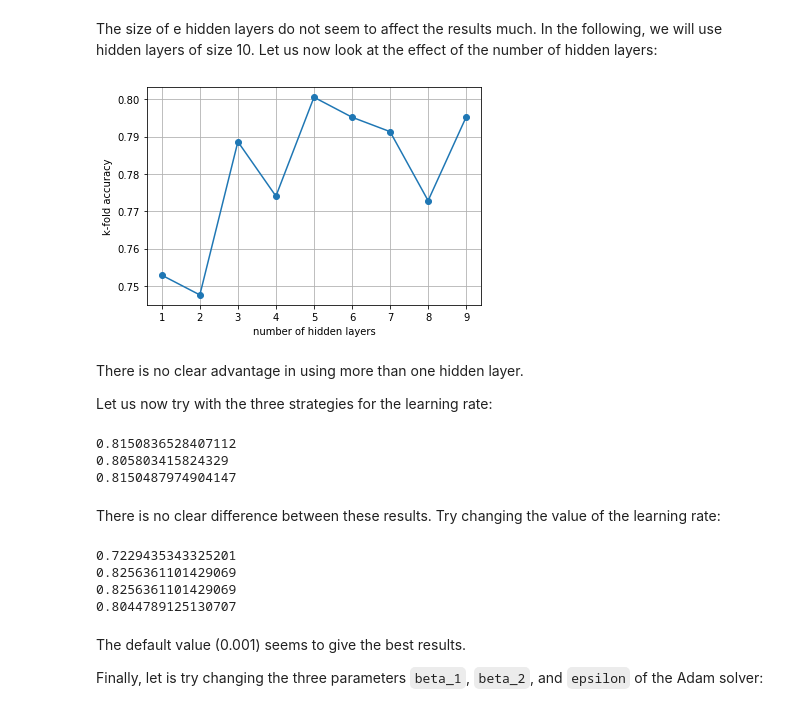
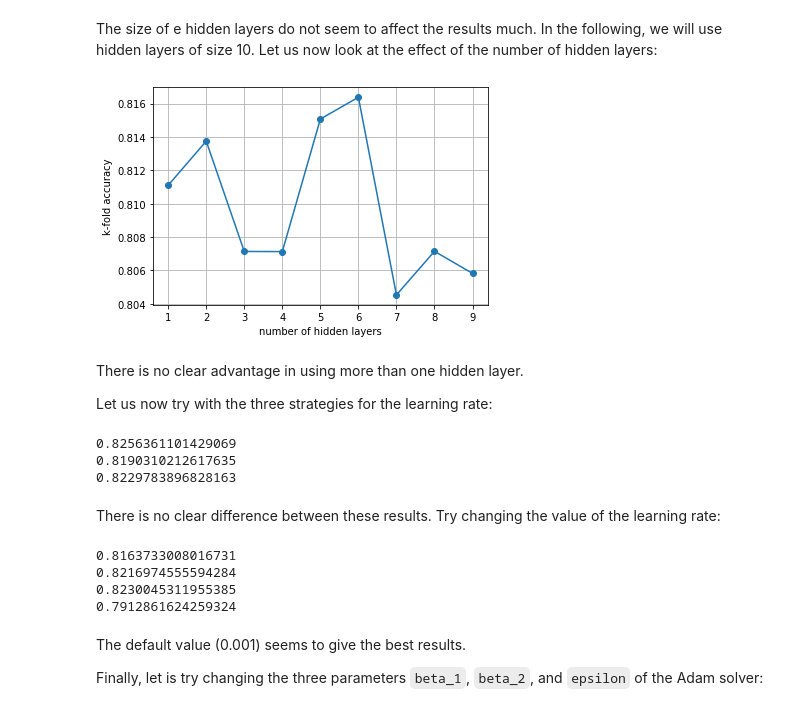
Before and after one commit to FlorentCLMichel/learning_data_science, a Jupyter notebook: Projects_Jupyter/Kaggle_Titanic.ipynb, the cells around one changed output. Drawn from its saved outputs; the diff is of its cells as text; code cells hidden in the pictures.

```diff
--- a/Projects_Jupyter/Kaggle_Titanic.ipynb
+++ b/Projects_Jupyter/Kaggle_Titanic.ipynb
@@ -951,6 +956,6 @@ The differences are quite small, although the second set of options seems to giv
 Let us now look at the effects of the number of neighbours:
 # %%
-prev_options = {'weights': 'uniform', 'algorithm': 'ball_tree'}
+prev_options = {'weights': 'uniform', 'algorithm': 'brute'}
 
 list_n_neighbours = [1, 2, 4, 8, 16, 32]
 
@@ -1055,19 +1060,19 @@ Let us now look at the effect of the number of hidden layers:
 # %%
 n_hl = range(1,10)
 
 acc = []
 for n in n_hl:
-    mmodel = MLPClassifier(max_iter=400, activation='tanh',
+    mmodel = MLPClassifier(max_iter=400,
                            hidden_layer_sizes=[10]*n)
     acc.append(kfold(model))
 
 plt.plot(n_hl, acc, '-o')
 plt.xlabel('number of hidden layers')
 plt.ylabel('k-fold accuracy')
 plt.grid()
 plt.show()
 # %% [output]
-[figure, old version]
+[figure, new version]
 # %% [markdown]
 There is no clear advantage in using more than one hidden layer.
 
@@ -1078,13 +1083,13 @@ options = [{}, # default strategy: constant
            {'learning_rate': 'adaptive'},
           ]
 for opt in options:
-    model = MLPClassifier(max_iter=1000, activation='tanh',
+    model = MLPClassifier(max_iter=1000,
                           hidden_layer_sizes=(10,), **opt)
     print(kfold(model))
 # %% [output]
-0.8150836528407112
-0.805803415824329
-0.8150487974904147
+0.8256361101429069
+0.8190310212617635
+0.8229783896828163
 # %% [markdown]
 There is no clear difference between these results.
 Try changing the value of the learning rate:
@@ -1095,14 +1100,14 @@ options = [{'learning_rate_init': 0.1},
            {'learning_rate_init': 0.0001},
           ]
 for opt in options:
-    model = MLPClassifier(max_iter=10000, activation='tanh',
+    model = MLPClassifier(max_iter=10000,
                           hidden_layer_sizes=(10,), **opt)
     print(kfold(model))
 # %% [output]
-0.7229435343325201
-0.8256361101429069
-0.8256361101429069
-0.8044789125130707
+0.8163733008016731
+0.8216974555594284
+0.8230045311955385
+0.7912861624259324
 # %% [markdown]
 The default value (0.001) seems to give the best results.
 
```
Also changed, not shown: parts of 51 cells of this notebook.
